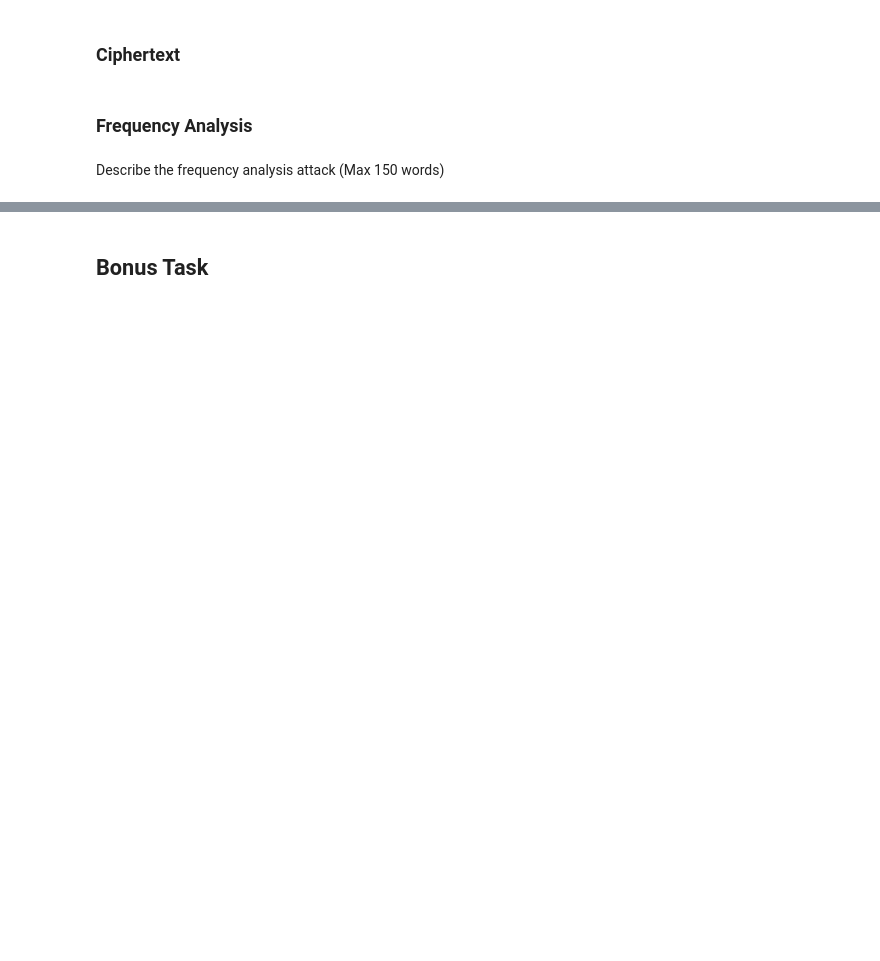
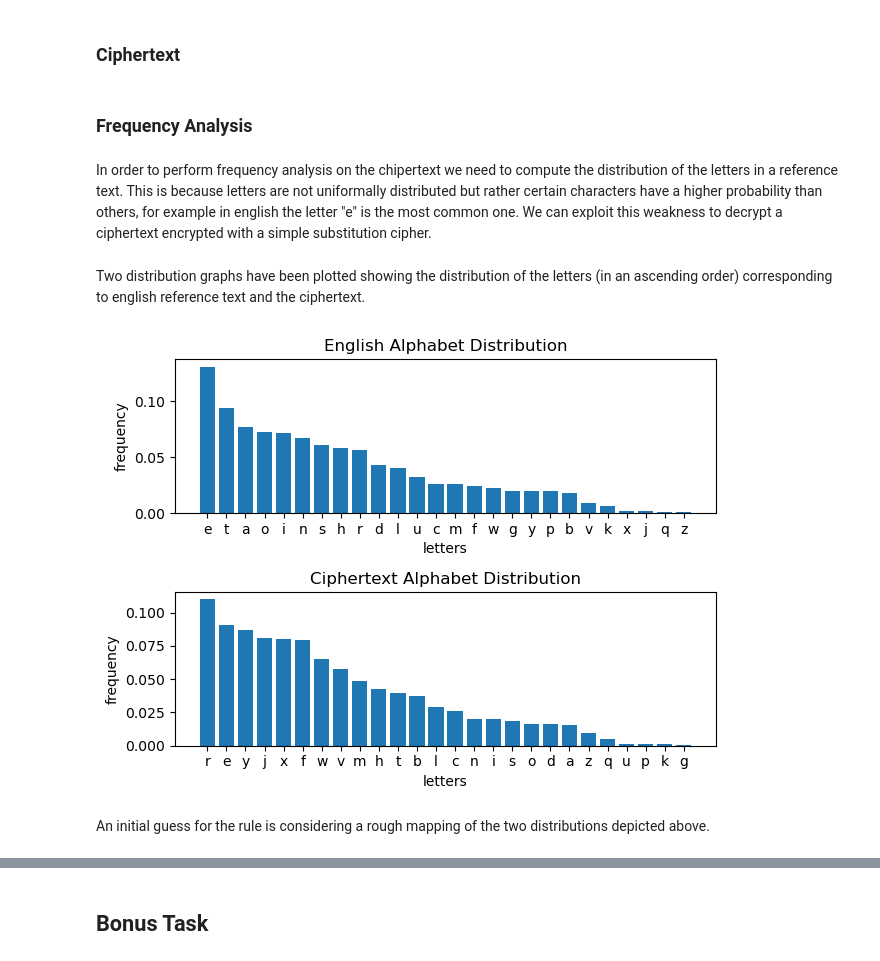
Before and after one commit to CDOrtona/DataSecurity_assignments, a Jupyter notebook: Assignment1/template.ipynb, the cells around one changed output, grey strips where cells are left out. Saved outputs shown, nothing was run; the diff lists cells and outputs as text; code cells hidden in the pictures; blank space fills up the shorter version.

```diff
--- a/Assignment1/template.ipynb
+++ b/Assignment1/template.ipynb
@@ -28,6 +47,13 @@ print(ciphertext, '->', plaintext)
 ### Ciphertext
 # %%
 # Load ciphertext
+def read_cipher(file_name):
+    try:
+        with open(file=file_name, mode='r', encoding='utf-8') as file:
+            cipher = file.read()
+            return cipher
+    except (IOError, OSError):
+        return "It appears an error occurred while reading your file"
 # %% [markdown]
 ### Brute Force
 # %% [markdown]
@@ -35,2 +61,9 @@ Describe the procedure necessary to perfrom a Brute Force attack  (Max 150 words
 # %%
 # Perform a Brute Force attack
+file_path = os.path.join('ciphertext_caesar.txt')
+ciphertext = read_cipher(file_path)
+
+sample_cipher = ciphertext[:27]
+for i in range(len(ALPHABET)):
+    print(f"Iteration: {i}")
+    print(caesar_decoding(sample_cipher, i))
@@ -56,13 +144,50 @@ def substitution_decoding(ciphertext, rule):
 ### Ciphertext
 # %%
 # Load ciphertext
+ciphertext = read_cipher(os.path.join("ciphertext_simple.txt"))
 # %% [markdown]
 ### Frequency Analysis
 # %% [markdown]
-Describe the frequency analysis attack (Max 150 words)
+In order to perform frequency analysis on the chipertext we need to compute the distribution of the letters in a reference text. This is because letters are not uniformally distributed but rather certain characters have a higher probability than others, for example in english the letter "e" is the most common one. We can exploit this weakness to decrypt a ciphertext encrypted with a simple substitution cipher.
 # %%
 # Load the true letter frequency distribution computed in Homework
+def read_pickle(file_name, bonus=False):
+    with open(file=file_name, mode='rb') as file:
+        eng_dist = pickle.load(file)
+
+    if bonus:
+        eng_dist = dict(sorted(eng_dist.items(), key=lambda x: x[1], reverse=True))
+    return eng_dist
+
+def letter_dist(ciphertext, bonus=False):
+    freq = list(ciphertext.lower().count(letter) for letter in ALPHABET)
+    prob = freq / np.sum(freq)
+    ciph_dist = dict(zip(ALPHABET, prob))
+    if bonus:
+        ciph_dist = dict(sorted(ciph_dist.items(), key=lambda x: x[1], reverse=True))
+    return ciph_dist
+
+
+
+eng_dist = read_pickle(os.path.join("letters-freq.pkl"), True)
+ciph_dist = letter_dist(ciphertext, True)
+# %% [markdown]
+Two distribution graphs have been plotted showing the distribution of the letters (in an ascending order) corresponding to english reference text and the ciphertext.
 # %%
 # Plot the distribution
+def plot_me(funs_list):
+    fig, ax = plt.subplots(len(funs_list), 1)
+    for i, fun in enumerate(funs_list):
+        ax[i].bar(fun[0].keys(), fun[0].values())
+        ax[i].set(ylabel='frequency', xlabel='letters', title=fun[1])
+    fig.tight_layout()
+    plt.show()
+
+
+plot_me([[eng_dist, "English Alphabet Distribution"], [ciph_dist, "Ciphertext Alphabet Distribution"]])
+# %% [output]
+[figure, added]
+# %% [markdown]
+An initial guess for the rule is considering a rough mapping of the two distributions depicted above.
 # %%
 # Perform the Frequency Analysis attack
```
Also changed, not shown: parts of 34 cells of this notebook.
